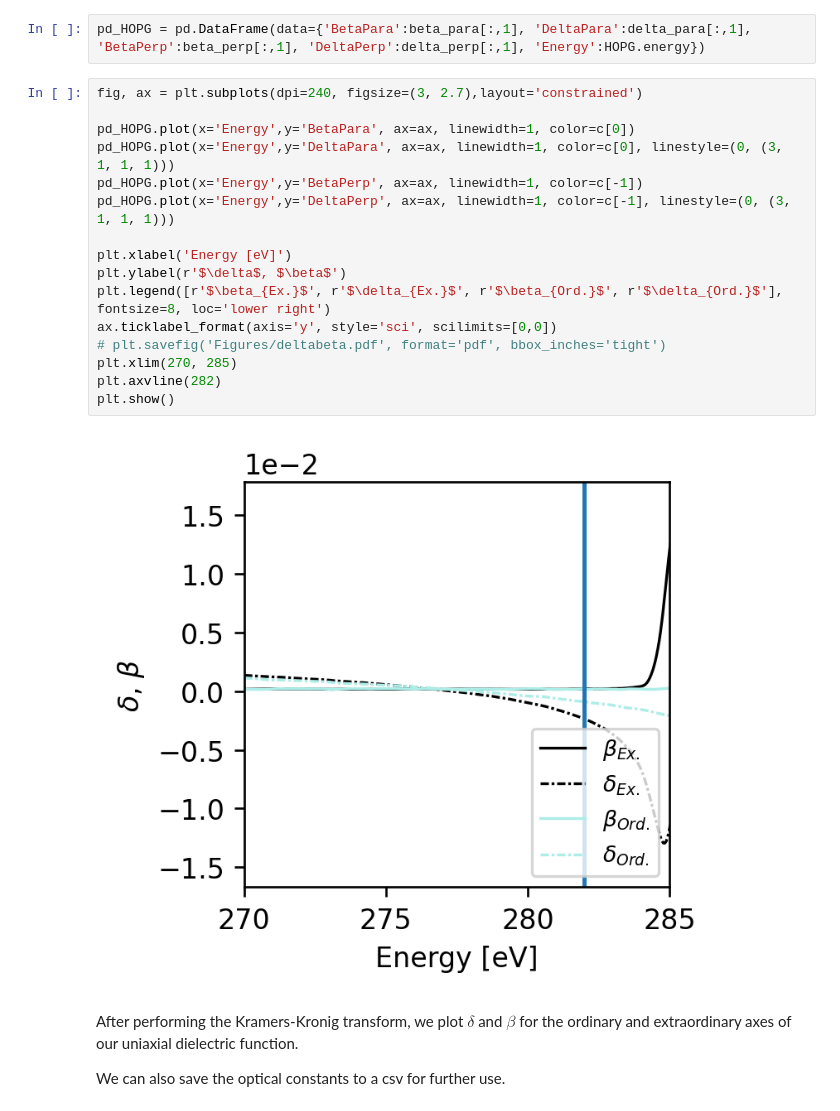
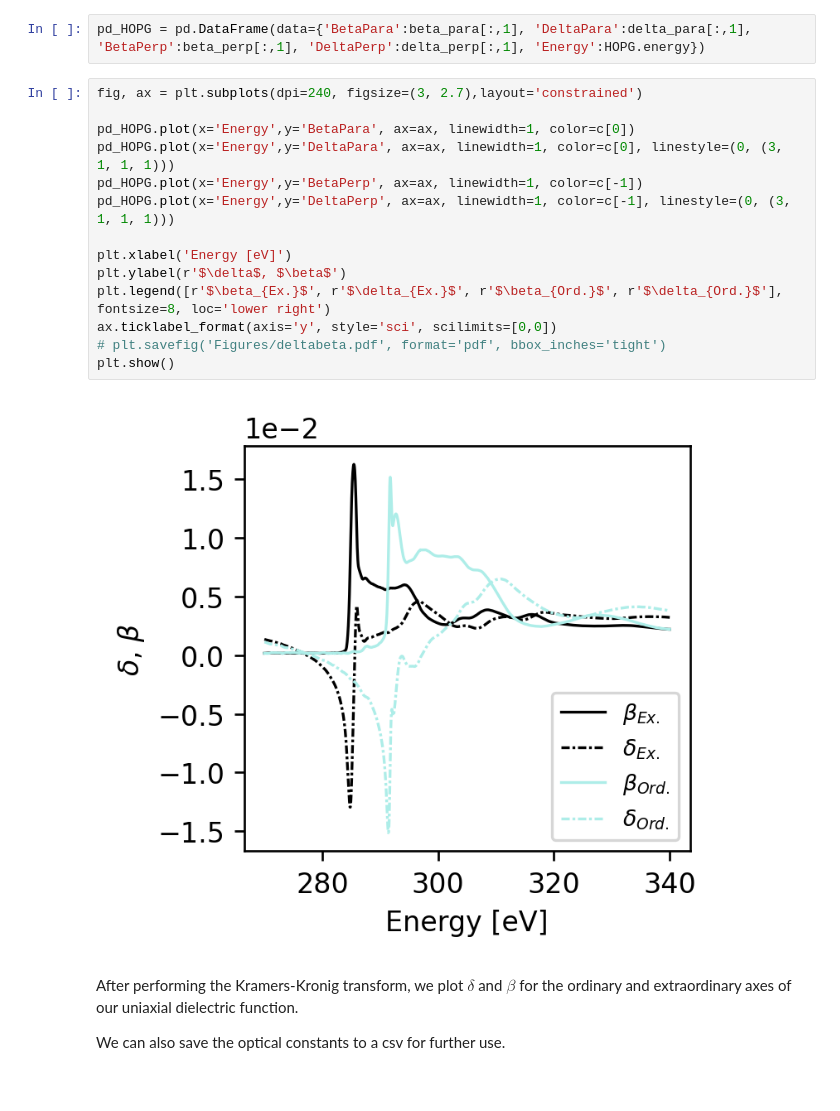
Before and after one commit to usnistgov/NRSS, a Jupyter notebook: src/NRSS_tutorials/MWCNTs/nb2_nexafs.ipynb, the cells around one changed output. Saved outputs shown, nothing was run; the diff lists cells and outputs as text.

```diff
--- a/src/NRSS_tutorials/MWCNTs/nb2_nexafs.ipynb
+++ b/src/NRSS_tutorials/MWCNTs/nb2_nexafs.ipynb
@@ -173,21 +162,19 @@ pd_HOPG = pd.DataFrame(data={'BetaPara':beta_para[:,1], 'DeltaPara':delta_para[:
 # %%
 fig, ax = plt.subplots(dpi=240, figsize=(3, 2.7),layout='constrained')
 
 pd_HOPG.plot(x='Energy',y='BetaPara', ax=ax, linewidth=1, color=c[0])
 pd_HOPG.plot(x='Energy',y='DeltaPara', ax=ax, linewidth=1, color=c[0], linestyle=(0, (3, 1, 1, 1)))
 pd_HOPG.plot(x='Energy',y='BetaPerp', ax=ax, linewidth=1, color=c[-1])
 pd_HOPG.plot(x='Energy',y='DeltaPerp', ax=ax, linewidth=1, color=c[-1], linestyle=(0, (3, 1, 1, 1)))
 
 plt.xlabel('Energy [eV]')
 plt.ylabel(r'$\delta$, $\beta$')
 plt.legend([r'$\beta_{Ex.}$', r'$\delta_{Ex.}$', r'$\beta_{Ord.}$', r'$\delta_{Ord.}$'], fontsize=8, loc='lower right')
 ax.ticklabel_format(axis='y', style='sci', scilimits=[0,0])
 # plt.savefig('Figures/deltabeta.pdf', format='pdf', bbox_inches='tight')
-plt.xlim(270, 285)
-plt.axvline(282)
 plt.show()
 # %% [output]
-[figure, old version]
+[figure, new version]
 # %% [markdown]
 After performing the Kramers-Kronig transform, we plot $\delta$ and $\beta$ for the ordinary and extraordinary axes of our uniaxial dielectric function.
 
```
Also changed, not shown: parts of 3 cells of this notebook, 2 other files.
